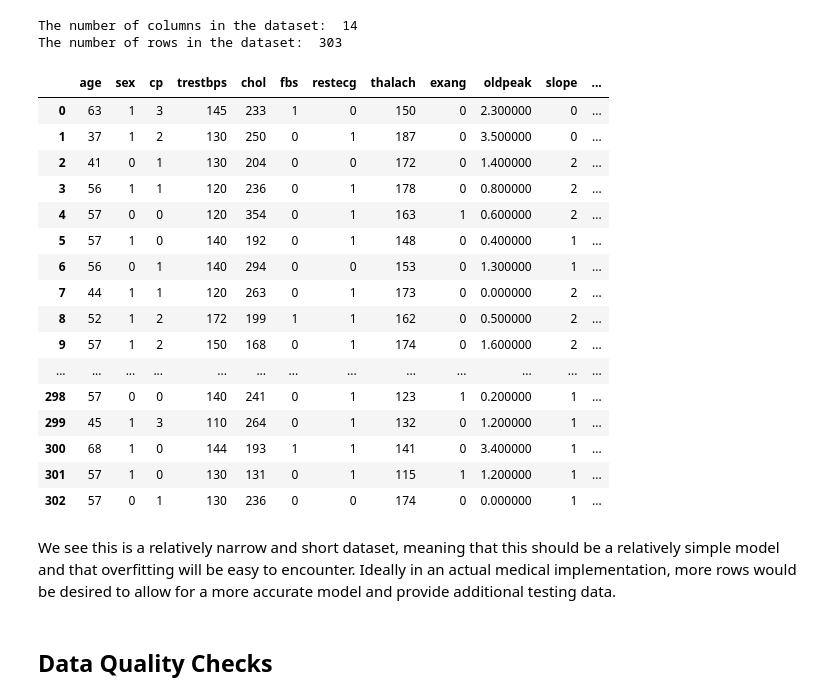
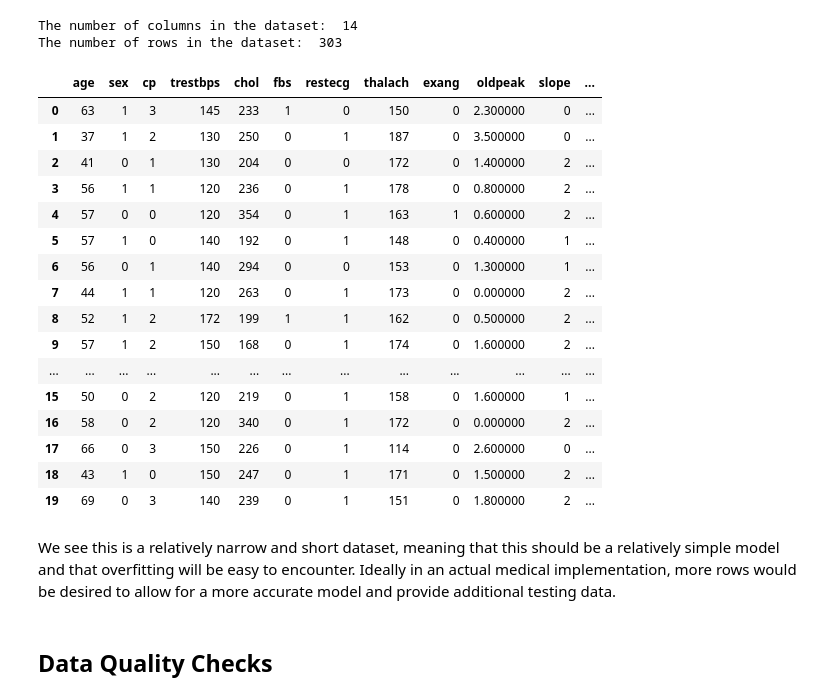
Before and after one commit to MeanGr33n/Kaggle_heart_dis_prediction, a Jupyter notebook: jupyter/Initial Notebook.ipynb, the cells around one changed output. Cells and saved outputs as stored; diff of their text form; code cells hidden in the pictures.

Commit message:
Proofreading adjustments
Reducing df print out to shorten the notebook's overall length

```diff
--- a/jupyter/Initial Notebook.ipynb
+++ b/jupyter/Initial Notebook.ipynb
@@ -43,27 +43,27 @@ The number of columns in the dataset:  14
 The number of rows in the dataset:  303
 # %%
 # Frame print out
-heart_frame.style
+heart_frame[0:20].style
 # %% [output]
 |  | age | sex | cp | trestbps | chol | fbs | restecg | thalach | exang | oldpeak | slope | ... |
 | 0 | 63 | 1 | 3 | 145 | 233 | 1 | 0 | 150 | 0 | 2.300000 | 0 | ... |
 | 1 | 37 | 1 | 2 | 130 | 250 | 0 | 1 | 187 | 0 | 3.500000 | 0 | ... |
 | 2 | 41 | 0 | 1 | 130 | 204 | 0 | 0 | 172 | 0 | 1.400000 | 2 | ... |
 | 3 | 56 | 1 | 1 | 120 | 236 | 0 | 1 | 178 | 0 | 0.800000 | 2 | ... |
 | 4 | 57 | 0 | 0 | 120 | 354 | 0 | 1 | 163 | 1 | 0.600000 | 2 | ... |
 | 5 | 57 | 1 | 0 | 140 | 192 | 0 | 1 | 148 | 0 | 0.400000 | 1 | ... |
 | 6 | 56 | 0 | 1 | 140 | 294 | 0 | 0 | 153 | 0 | 1.300000 | 1 | ... |
 | 7 | 44 | 1 | 1 | 120 | 263 | 0 | 1 | 173 | 0 | 0.000000 | 2 | ... |
 | 8 | 52 | 1 | 2 | 172 | 199 | 1 | 1 | 162 | 0 | 0.500000 | 2 | ... |
 | 9 | 57 | 1 | 2 | 150 | 168 | 0 | 1 | 174 | 0 | 1.600000 | 2 | ... |
 | ... | ... | ... | ... | ... | ... | ... | ... | ... | ... | ... | ... | ... |
-| 298 | 57 | 0 | 0 | 140 | 241 | 0 | 1 | 123 | 1 | 0.200000 | 1 | ... |
-| 299 | 45 | 1 | 3 | 110 | 264 | 0 | 1 | 132 | 0 | 1.200000 | 1 | ... |
-| 300 | 68 | 1 | 0 | 144 | 193 | 1 | 1 | 141 | 0 | 3.400000 | 1 | ... |
-| 301 | 57 | 1 | 0 | 130 | 131 | 0 | 1 | 115 | 1 | 1.200000 | 1 | ... |
-| 302 | 57 | 0 | 1 | 130 | 236 | 0 | 0 | 174 | 0 | 0.000000 | 1 | ... |
+| 15 | 50 | 0 | 2 | 120 | 219 | 0 | 1 | 158 | 0 | 1.600000 | 1 | ... |
+| 16 | 58 | 0 | 2 | 120 | 340 | 0 | 1 | 172 | 0 | 0.000000 | 2 | ... |
+| 17 | 66 | 0 | 3 | 150 | 226 | 0 | 1 | 114 | 0 | 2.600000 | 0 | ... |
+| 18 | 43 | 1 | 0 | 150 | 247 | 0 | 1 | 171 | 0 | 1.500000 | 2 | ... |
+| 19 | 69 | 0 | 3 | 140 | 239 | 0 | 1 | 151 | 0 | 1.800000 | 2 | ... |
-# %% [markdown]
-We see this is a relatively narrow and short dataset, meaning that this should be a relatively simple model and that overfitting will be easy to encounter. Ideally in an actual medical implementation, more rows would be desired to allow for a more accurate model and provide additional testing data.
+# %% [markdown]
+We see this is a relatively narrow and short dataset, meaning that this should be a relatively simple model and that overfitting will be easy to encounter. Ideally in an actual medical implementation, more rows would be desired to allow for a more accurate model and provide additional testing data.
 # %% [markdown]
 ## Data Quality Checks
 # %%
```
Also changed, not shown: parts of 39 cells of this notebook.
